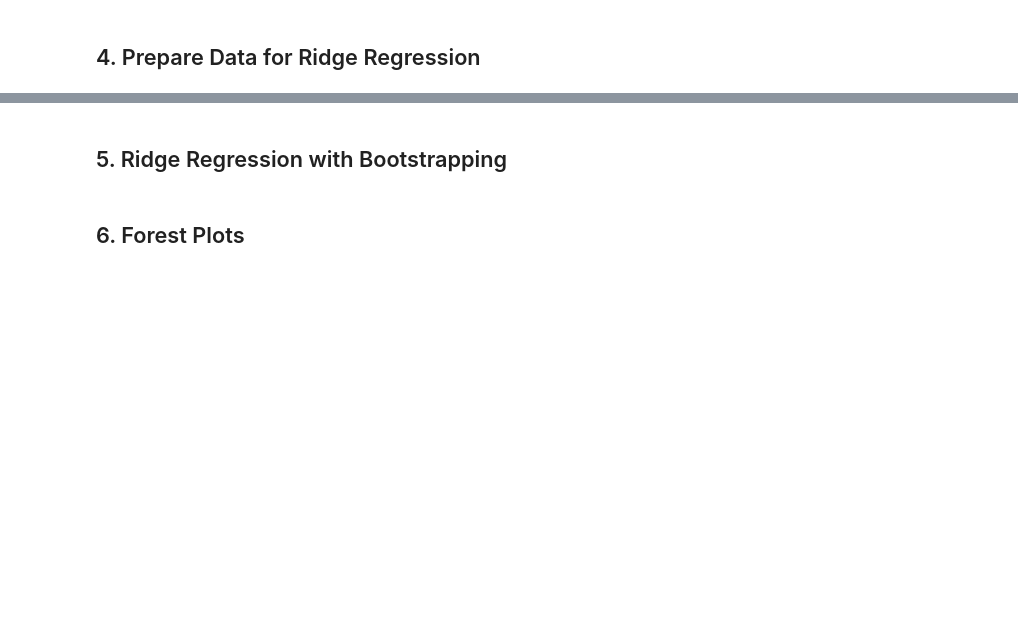
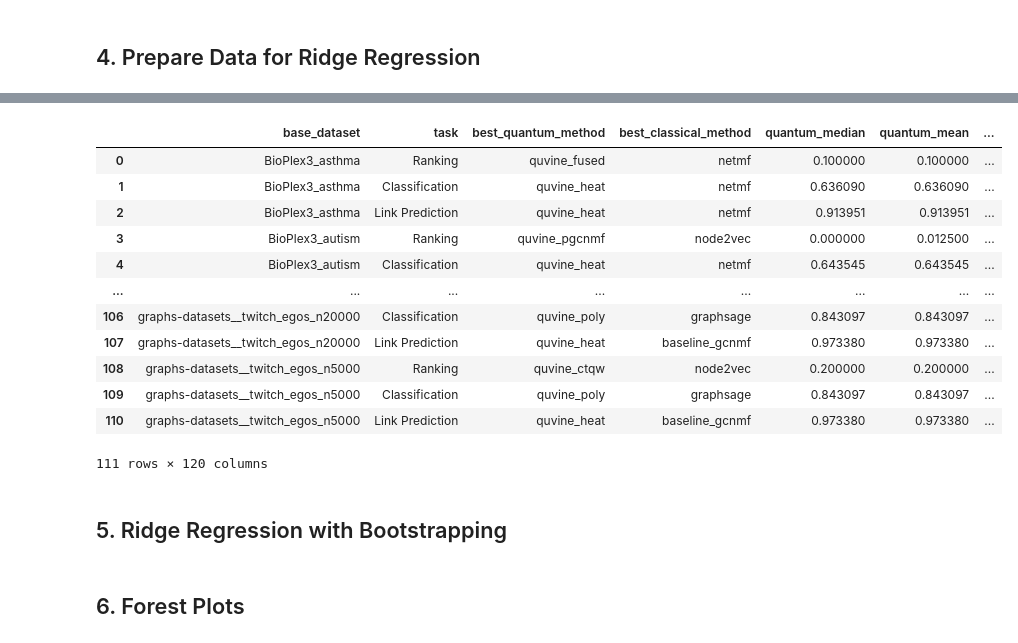
Before and after one commit to IBM/QuVINE, a Jupyter notebook: notebooks/delta_analysis.ipynb, the cells around one changed output, grey strips where cells are left out. Cells and saved outputs as stored; diff of their text form; code cells hidden in the pictures; blank space fills up the shorter version.

```diff
--- a/notebooks/delta_analysis.ipynb
+++ b/notebooks/delta_analysis.ipynb
@@ -171,3 +236,19 @@ for task in ['Ranking', 'Classification', 'Link Prediction']:
+# %%
+delta_df_clean
+# %% [output]
+|  | base_dataset | task | best_quantum_method | best_classical_method | quantum_median | quantum_mean | ... |
+| 0 | BioPlex3_asthma | Ranking | quvine_fused | netmf | 0.100000 | 0.100000 | ... |
+| 1 | BioPlex3_asthma | Classification | quvine_heat | netmf | 0.636090 | 0.636090 | ... |
+| 2 | BioPlex3_asthma | Link Prediction | quvine_heat | netmf | 0.913951 | 0.913951 | ... |
+| 3 | BioPlex3_autism | Ranking | quvine_pgcnmf | node2vec | 0.000000 | 0.012500 | ... |
+| 4 | BioPlex3_autism | Classification | quvine_heat | netmf | 0.643545 | 0.643545 | ... |
+| ... | ... | ... | ... | ... | ... | ... | ... |
+| 106 | graphs-datasets__twitch_egos_n20000 | Classification | quvine_poly | graphsage | 0.843097 | 0.843097 | ... |
+| 107 | graphs-datasets__twitch_egos_n20000 | Link Prediction | quvine_heat | baseline_gcnmf | 0.973380 | 0.973380 | ... |
+| 108 | graphs-datasets__twitch_egos_n5000 | Ranking | quvine_ctqw | node2vec | 0.200000 | 0.200000 | ... |
+| 109 | graphs-datasets__twitch_egos_n5000 | Classification | quvine_poly | graphsage | 0.843097 | 0.843097 | ... |
+| 110 | graphs-datasets__twitch_egos_n5000 | Link Prediction | quvine_heat | baseline_gcnmf | 0.973380 | 0.973380 | ... |
+111 rows × 120 columns
 # %% [markdown]
 ## 5. Ridge Regression with Bootstrapping
 # %%
```
Also changed, not shown: parts of 6 cells of this notebook, 53 other files.
